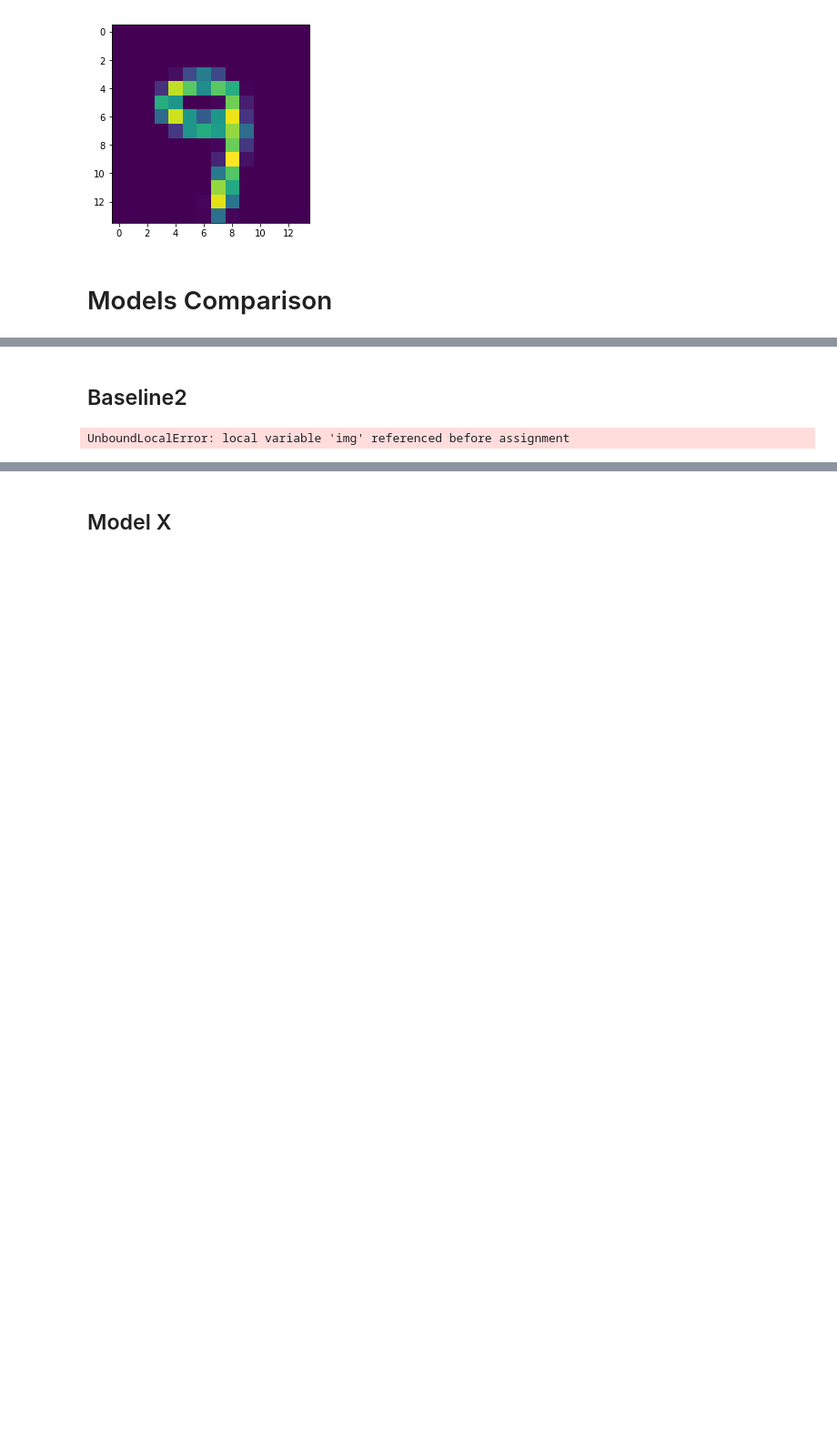
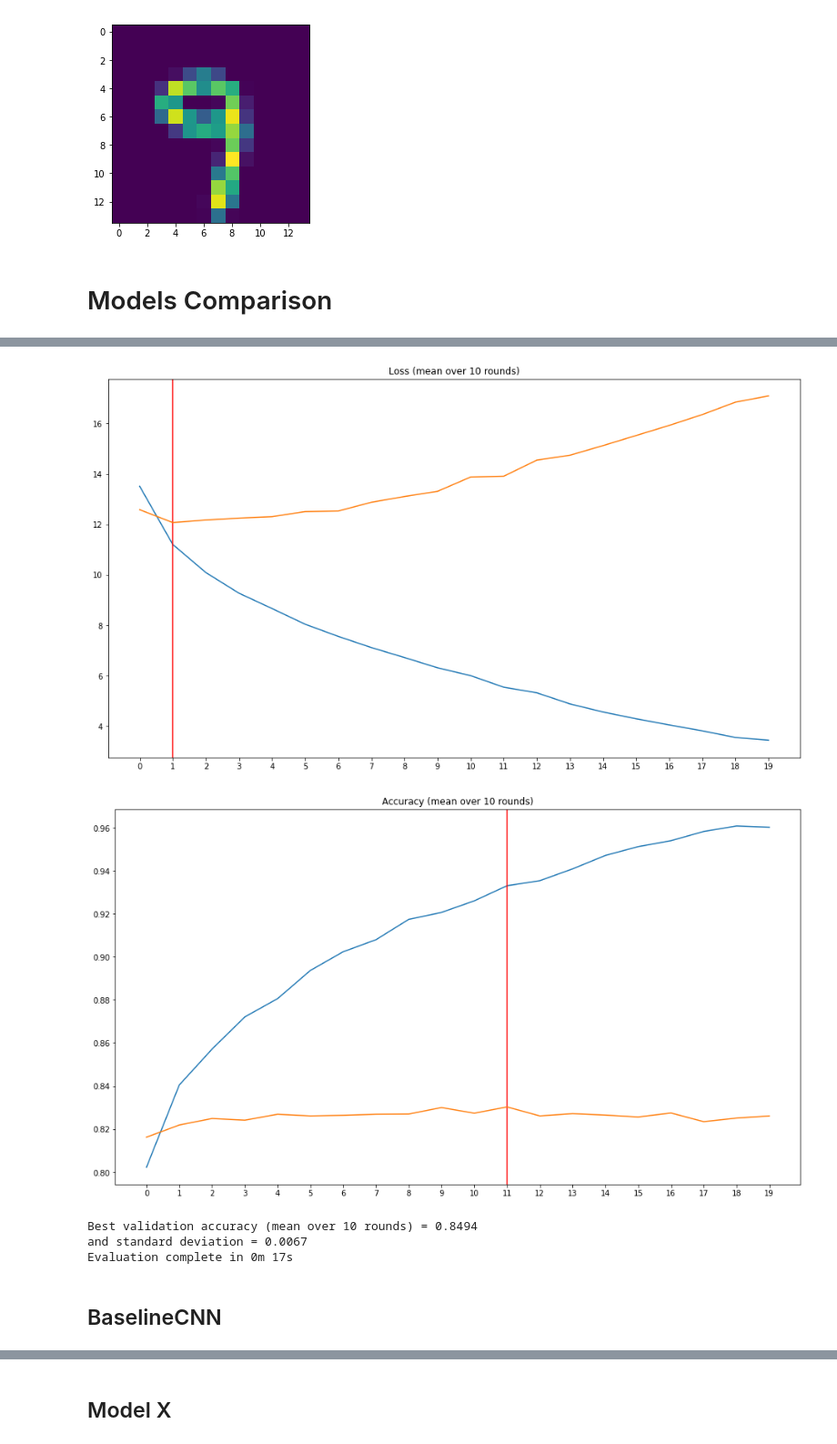
Before and after one commit to gregunz/DeepLearning2019, a Jupyter notebook: Proj1/Project1.ipynb, the cells around one changed output, grey strips where cells are left out. Shown: that part at 91% size. Cells and saved outputs as stored; diff of their text form; code cells hidden in the pictures; blank space fills up the shorter version.

```diff
--- a/Proj1/Project1.ipynb
+++ b/Proj1/Project1.ipynb
@@ -53,8 +56,14 @@ and standard deviation = 0.0055
+# %%
+def BaselineNN2():
+    return BaselineNN(r_l_same_net=True)
+
+criterion = nn.BCELoss()
+evaluate_model(BaselineNN2, criterion, num_epochs=20, num_rounds=10);
+# %% [output]
+[figure, added]
+[figure, added]
+Best validation accuracy (mean over 10 rounds) = 0.8494
+and standard deviation = 0.0067
+Evaluation complete in 0m 17s
 # %% [markdown]
-## Baseline2
+## BaselineCNN
-# %%
-from models import Baseline2
-
-evaluate_model(Baseline2, num_epochs=20, num_rounds=10);
-# %% [output]
-UnboundLocalError: local variable 'img' referenced before assignment
```
Also changed, not shown: parts of 6 cells of this notebook, 2 other files.
